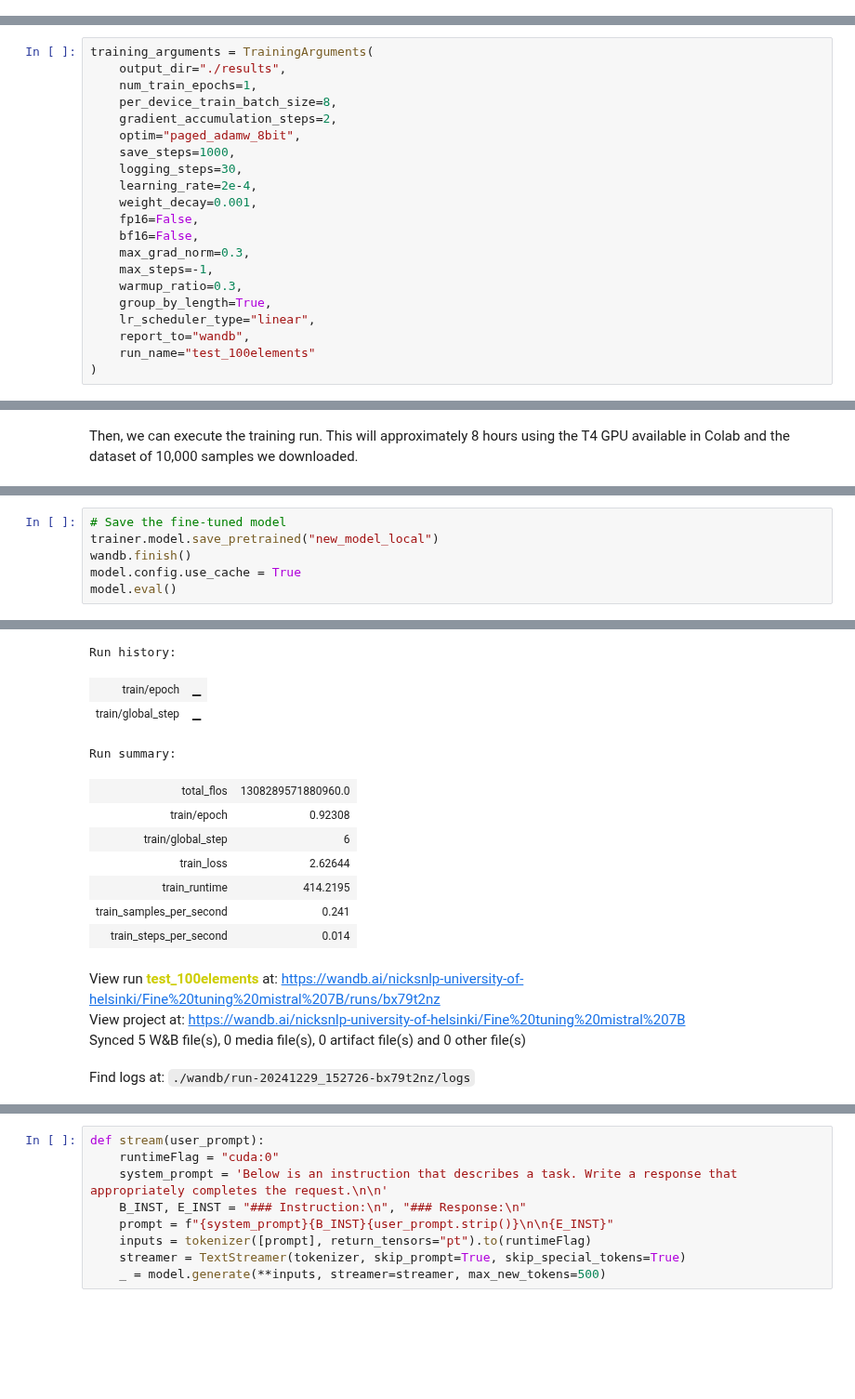
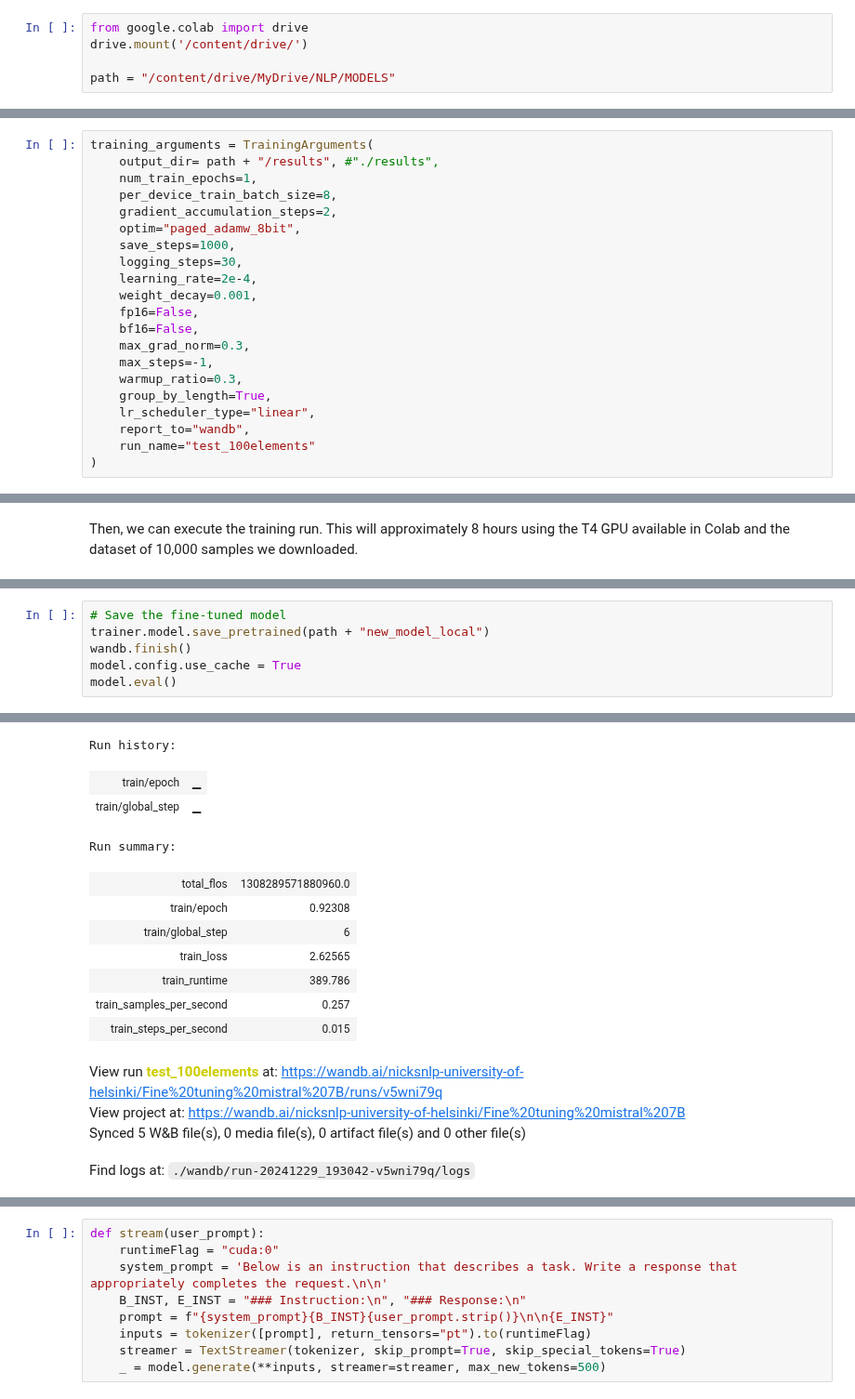
Before and after one commit to nicksnlp/LLM-course-2024_Nick, a Jupyter notebook: week-4/supervised_finetuning.ipynb, the cells around one changed output, grey strips where cells are left out. Shown at 93% size. Drawn from its saved outputs; the diff is of its cells as text; blank space fills up the shorter version.

```diff
--- a/week-4/supervised_finetuning.ipynb
+++ b/week-4/supervised_finetuning.ipynb
@@ -132,3 +133,8 @@ peft_config = LoraConfig(
 )
 # %% [markdown]
 We need to set the training arguments for the training run.
+# %%
+from google.colab import drive
+drive.mount('/content/drive/')
+
+path = "/content/drive/MyDrive/NLP/MODELS"
@@ -135,6 +143,6 @@ We need to set the training arguments for the training run.
 # %%
 training_arguments = TrainingArguments(
-    output_dir="./results",
+    output_dir= path + "/results", #"./results",
     num_train_epochs=1,
     per_device_train_batch_size=8,
     gradient_accumulation_steps=2,
@@ -198,26 +204,26 @@ TrainOutput(global_step=6, training_loss=2.62644100189209, metrics={'train_runti
 # %%
 # Save the fine-tuned model
-trainer.model.save_pretrained("new_model_local")
+trainer.model.save_pretrained(path + "new_model_local")
 wandb.finish()
 model.config.use_cache = True
 model.eval()
 # %% [output]
 [interactive output not drawn]
 Run history:
 | train/epoch | ▁ |
 | train/global_step | ▁ |
 Run summary:
 | total_flos | 1308289571880960.0 |
 | train/epoch | 0.92308 |
 | train/global_step | 6 |
-| train_loss | 2.62644 |
-| train_runtime | 414.2195 |
-| train_samples_per_second | 0.241 |
-| train_steps_per_second | 0.014 |
+| train_loss | 2.62565 |
+| train_runtime | 389.786 |
+| train_samples_per_second | 0.257 |
+| train_steps_per_second | 0.015 |
-View run test_100elements at: https://wandb.ai/nicksnlp-university-of-helsinki/Fine%20tuning%20mistral%207B/runs/bx79t2nz
+View run test_100elements at: https://wandb.ai/nicksnlp-university-of-helsinki/Fine%20tuning%20mistral%207B/runs/v5wni79q
 View project at: https://wandb.ai/nicksnlp-university-of-helsinki/Fine%20tuning%20mistral%207B
 Synced 5 W&B file(s), 0 media file(s), 0 artifact file(s) and 0 other file(s)
-Find logs at: ./wandb/run-20241229_152726-bx79t2nz/logs
+Find logs at: ./wandb/run-20241229_193042-v5wni79q/logs
 MistralForCausalLM(
   (model): MistralModel(
     (embed_tokens): Embedding(32768, 4096)
```
Also changed, not shown: parts of 6 cells of this notebook.
